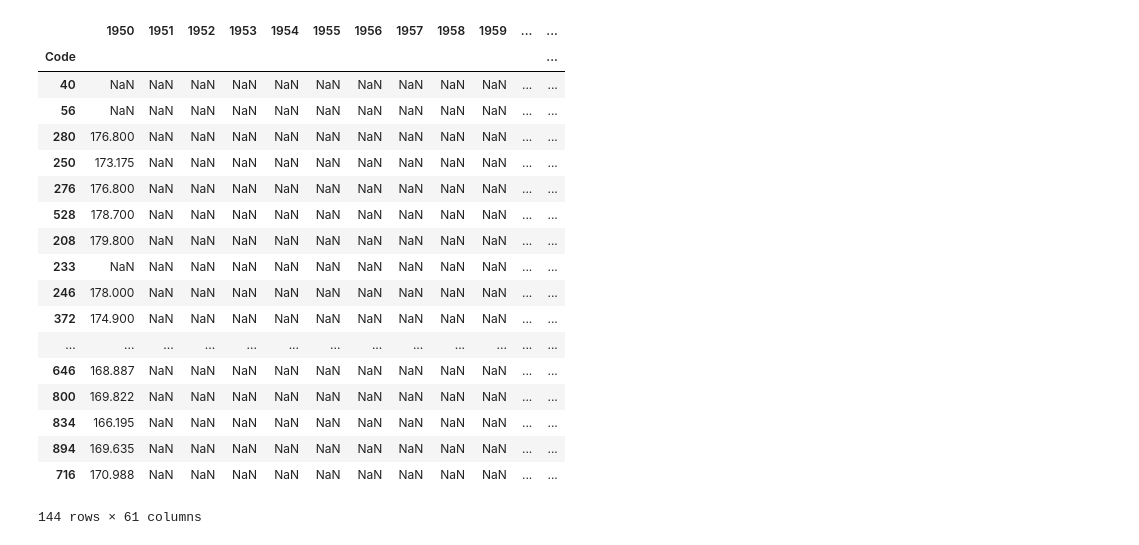
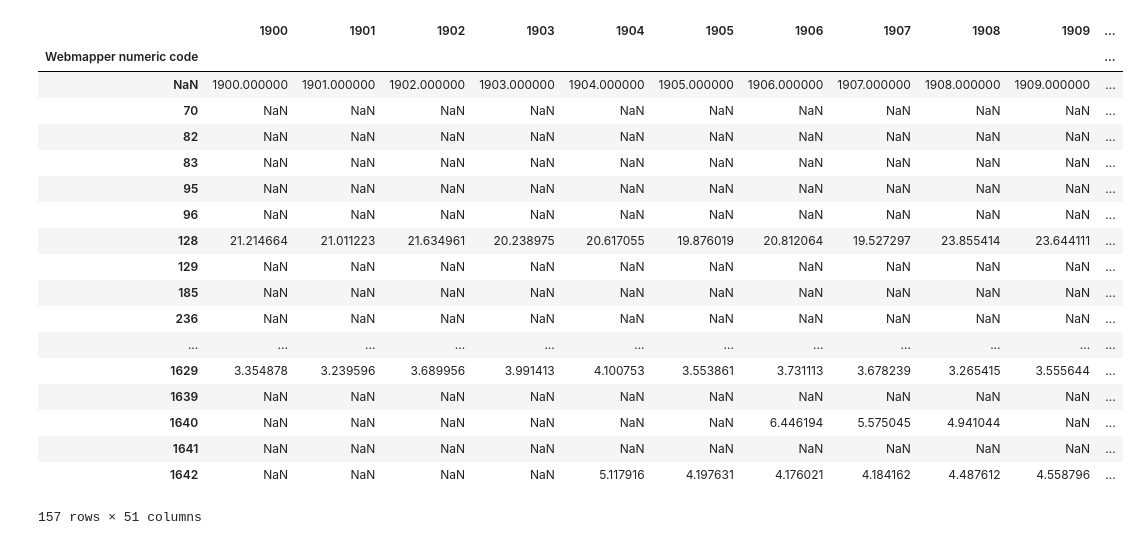
Before and after one commit to 4tikhonov/clioinfra.js, a Jupyter notebook: notebooks/Advanced panels.ipynb, the cells around one changed output. Drawn from its saved outputs; the diff is of its cells as text; code cells hidden in the pictures.

```diff
--- a/notebooks/Advanced panels.ipynb
+++ b/notebooks/Advanced panels.ipynb
@@ -44,13 +44,14 @@ def advanced_statistics(handles, totalpanel, geolist):
     showhtml = statistics_tojson(maindataframe, names, unames)
     return showhtml
 # %%
-def request_geocoder(config):
+def request_geocoder1(config, loadgeocoder):
     # Geocoder
     #if config['remote']:
     #    (classification, dataset, title, units) = loaddataset_fromurl(config, config['geocoderhandle'])
     #else:
     #    dataset = loaddataset(handles)
     (classification, dataset, title, units) = content2dataframe(config, config['geocoderhandle'])
+    (geocoder, geolist, oecd2webmapper) = ('', '', '')
 
     (geocoder, geolist, oecd2webmapper) = buildgeocoder(dataset, config, '')
     (modern, historical) = loadgeocoder(config, dataset, 'geocoder')
@@ -107,12 +166,13 @@ def request_datasets(config, switch, modern, historical, handles, geolist):
 # %%
 # Use case 1
 datafilter = {}
-datafilter['startyear'] = '1950'
-datafilter['endyear'] = '2010'
+datafilter['startyear'] = '1900'
+datafilter['endyear'] = '1950'
 #datafilter['ctrlist'] = '528,14,18,67'
 datafilter['ctrlist'] = '523'
 datafilter['ctrlist'] = '1523'
 datafilter['ctrlist'] = '250,276'
+datafilter['ctrlist'] = ''
 selectedyear = '0'
 if int(selectedyear) > 0:
     datafilter['startyear'] = selectedyear
@@ -126,8 +186,12 @@ if datafilter['startyear']:
 
 handles = ['hdl:10622/CSNW0F', 'hdl:10622/I0YK5M']
 handles = ['hdl:10622/UFGBH1']
+handle = "hdl:10622/SMIOST"
+handles = []
+handles.append(handle)
 switch = 'modern'
-#switch = 'historical'
+switch = 'historical'
 config = configuration()
 config['remote'] = 'yes'
-(geocoder, geolist, oecd2webmapper, modern, historical) = request_geocoder(config)
+(geocoder, geolist, oecd2webmapper, modern, historical) = request_geocoder(config, 'geocoder')
+historical
@@ -133,0 +218,3 @@ config['remote'] = 'yes'
+# %%
+(origdata, maindata, metadata) = request_datasets(config, switch, modern, historical, handles, geolist)
+origdata
@@ -134,39 +242,38 @@ config['remote'] = 'yes'
 # %%
-(origdata, maindata) = request_datasets(config, switch, modern, historical, handles, geolist)
 (subsets, panel) = ({}, [])
 for handle in handles:
     #handle = 'hdl:10622/I0YK5M'
     (datasubset, ctrlist) = datasetfilter(maindata[handle], datafilter)
     #datasubset['handle'] = handle
     if not datasubset.empty:
         datasubset = datasubset.dropna(how='all')
         panel.append(datasubset)
         subsets[handle] = datasubset
 
 #handle = 'hdl:10622/CSNW0F'
 subsets[handles[0]]
 #totalpanel = pd.concat(panel)
 #totalpanel([1990, 2000])
 # %% [output]
-|  | 1950 | 1951 | 1952 | 1953 | 1954 | 1955 | 1956 | 1957 | 1958 | 1959 | ... | ... |
-| Code |  |  |  |  |  |  |  |  |  |  |  | ... |
-| 40 | NaN | NaN | NaN | NaN | NaN | NaN | NaN | NaN | NaN | NaN | ... | ... |
-| 56 | NaN | NaN | NaN | NaN | NaN | NaN | NaN | NaN | NaN | NaN | ... | ... |
-| 280 | 176.800 | NaN | NaN | NaN | NaN | NaN | NaN | NaN | NaN | NaN | ... | ... |
-| 250 | 173.175 | NaN | NaN | NaN | NaN | NaN | NaN | NaN | NaN | NaN | ... | ... |
-| 276 | 176.800 | NaN | NaN | NaN | NaN | NaN | NaN | NaN | NaN | NaN | ... | ... |
-| 528 | 178.700 | NaN | NaN | NaN | NaN | NaN | NaN | NaN | NaN | NaN | ... | ... |
-| 208 | 179.800 | NaN | NaN | NaN | NaN | NaN | NaN | NaN | NaN | NaN | ... | ... |
-| 233 | NaN | NaN | NaN | NaN | NaN | NaN | NaN | NaN | NaN | NaN | ... | ... |
-| 246 | 178.000 | NaN | NaN | NaN | NaN | NaN | NaN | NaN | NaN | NaN | ... | ... |
-| 372 | 174.900 | NaN | NaN | NaN | NaN | NaN | NaN | NaN | NaN | NaN | ... | ... |
-| ... | ... | ... | ... | ... | ... | ... | ... | ... | ... | ... | ... | ... |
-| 646 | 168.887 | NaN | NaN | NaN | NaN | NaN | NaN | NaN | NaN | NaN | ... | ... |
-| 800 | 169.822 | NaN | NaN | NaN | NaN | NaN | NaN | NaN | NaN | NaN | ... | ... |
-| 834 | 166.195 | NaN | NaN | NaN | NaN | NaN | NaN | NaN | NaN | NaN | ... | ... |
-| 894 | 169.635 | NaN | NaN | NaN | NaN | NaN | NaN | NaN | NaN | NaN | ... | ... |
-| 716 | 170.988 | NaN | NaN | NaN | NaN | NaN | NaN | NaN | NaN | NaN | ... | ... |
+|  | 1900 | 1901 | 1902 | 1903 | 1904 | 1905 | 1906 | 1907 | 1908 | 1909 | ... |
+| Webmapper numeric code |  |  |  |  |  |  |  |  |  |  | ... |
+| NaN | 1900.000000 | 1901.000000 | 1902.000000 | 1903.000000 | 1904.000000 | 1905.000000 | 1906.000000 | 1907.000000 | 1908.000000 | 1909.000000 | ... |
+| 70 | NaN | NaN | NaN | NaN | NaN | NaN | NaN | NaN | NaN | NaN | ... |
+| 82 | NaN | NaN | NaN | NaN | NaN | NaN | NaN | NaN | NaN | NaN | ... |
+| 83 | NaN | NaN | NaN | NaN | NaN | NaN | NaN | NaN | NaN | NaN | ... |
+| 95 | NaN | NaN | NaN | NaN | NaN | NaN | NaN | NaN | NaN | NaN | ... |
+| 96 | NaN | NaN | NaN | NaN | NaN | NaN | NaN | NaN | NaN | NaN | ... |
+| 128 | 21.214664 | 21.011223 | 21.634961 | 20.238975 | 20.617055 | 19.876019 | 20.812064 | 19.527297 | 23.855414 | 23.644111 | ... |
+| 129 | NaN | NaN | NaN | NaN | NaN | NaN | NaN | NaN | NaN | NaN | ... |
+| 185 | NaN | NaN | NaN | NaN | NaN | NaN | NaN | NaN | NaN | NaN | ... |
+| 236 | NaN | NaN | NaN | NaN | NaN | NaN | NaN | NaN | NaN | NaN | ... |
+| ... | ... | ... | ... | ... | ... | ... | ... | ... | ... | ... | ... |
+| 1629 | 3.354878 | 3.239596 | 3.689956 | 3.991413 | 4.100753 | 3.553861 | 3.731113 | 3.678239 | 3.265415 | 3.555644 | ... |
+| 1639 | NaN | NaN | NaN | NaN | NaN | NaN | NaN | NaN | NaN | NaN | ... |
+| 1640 | NaN | NaN | NaN | NaN | NaN | NaN | 6.446194 | 5.575045 | 4.941044 | NaN | ... |
+| 1641 | NaN | NaN | NaN | NaN | NaN | NaN | NaN | NaN | NaN | NaN | ... |
+| 1642 | NaN | NaN | NaN | NaN | 5.117916 | 4.197631 | 4.176021 | 4.184162 | 4.487612 | 4.558796 | ... |
-144 rows × 61 columns
+157 rows × 51 columns
 # %%
 #handles = "Panel['hdl:10622/4X6NCK','hdl:10622/F16UDU','hdl:10622/I0YK5M']"
 #totalpanel = []
```
Also changed, not shown: parts of 6 cells of this notebook.
